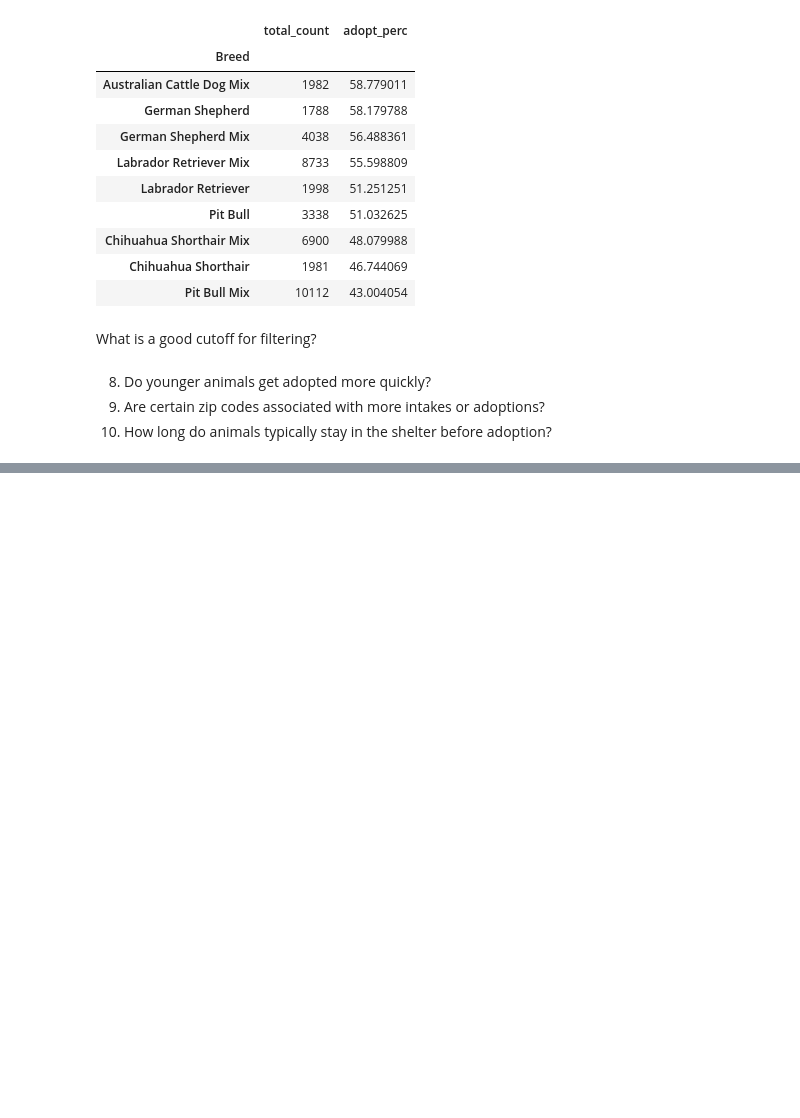
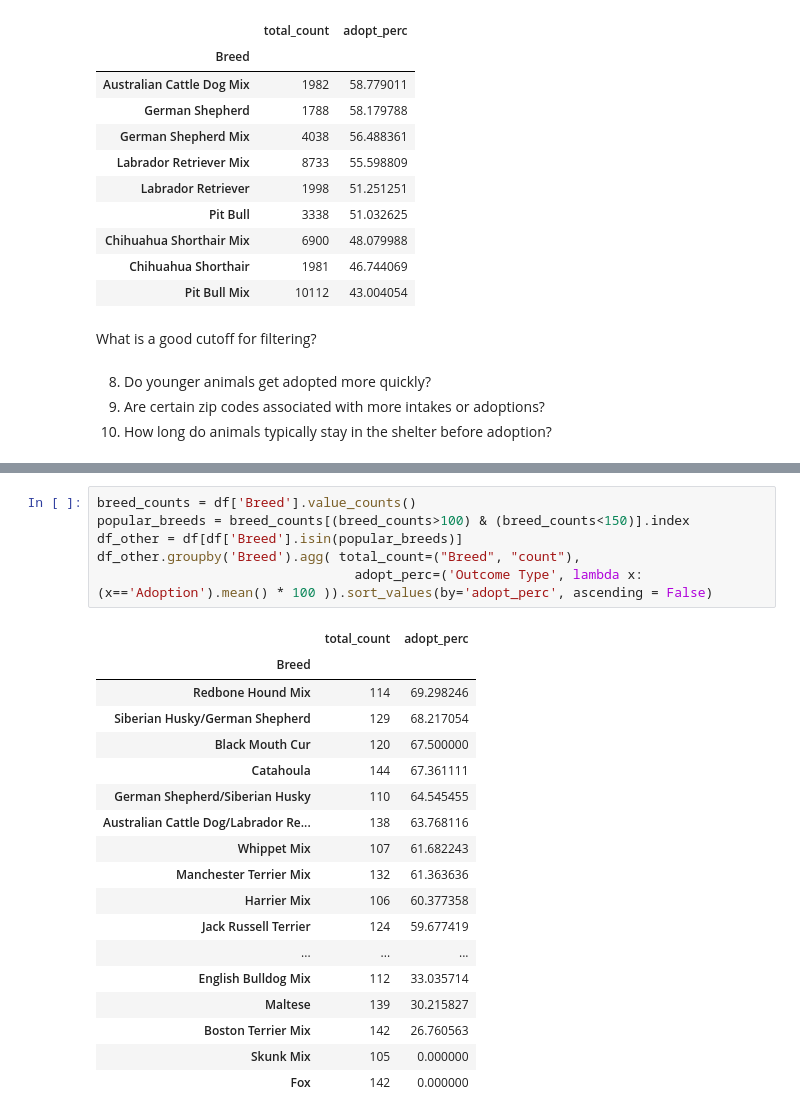
Before and after one commit to 607brendon/kaggle-pandas-tutorial, a Jupyter notebook: austin-animal-center-outcomes-eda.ipynb, the cells around one changed output, grey strips where cells are left out. Drawn from its saved outputs; the diff is of its cells as text; blank space fills up the shorter version.

```diff
--- a/austin-animal-center-outcomes-eda.ipynb
+++ b/austin-animal-center-outcomes-eda.ipynb
@@ -841,0 +896,25 @@ What is a good cutoff for filtering?
+# %%
+breed_counts = df['Breed'].value_counts()
+popular_breeds = breed_counts[(breed_counts>100) & (breed_counts<150)].index
+df_other = df[df['Breed'].isin(popular_breeds)]
+df_other.groupby('Breed').agg( total_count=("Breed", "count"),
+                                 adopt_perc=('Outcome Type', lambda x: (x=='Adoption').mean() * 100 )).sort_values(by='adopt_perc', ascending = False)
+# %% [output]
+|  | total_count | adopt_perc |
+| Breed |  |  |
+| Redbone Hound Mix | 114 | 69.298246 |
+| Siberian Husky/German Shepherd | 129 | 68.217054 |
+| Black Mouth Cur | 120 | 67.500000 |
+| Catahoula | 144 | 67.361111 |
+| German Shepherd/Siberian Husky | 110 | 64.545455 |
+| Australian Cattle Dog/Labrador Re... | 138 | 63.768116 |
+| Whippet Mix | 107 | 61.682243 |
+| Manchester Terrier Mix | 132 | 61.363636 |
+| Harrier Mix | 106 | 60.377358 |
+| Jack Russell Terrier | 124 | 59.677419 |
+| ... | ... | ... |
+| English Bulldog Mix | 112 | 33.035714 |
+| Maltese | 139 | 30.215827 |
+| Boston Terrier Mix | 142 | 26.760563 |
+| Skunk Mix | 105 | 0.000000 |
+| Fox | 142 | 0.000000 |
```
Also changed, not shown: parts of 4 cells of this notebook.
